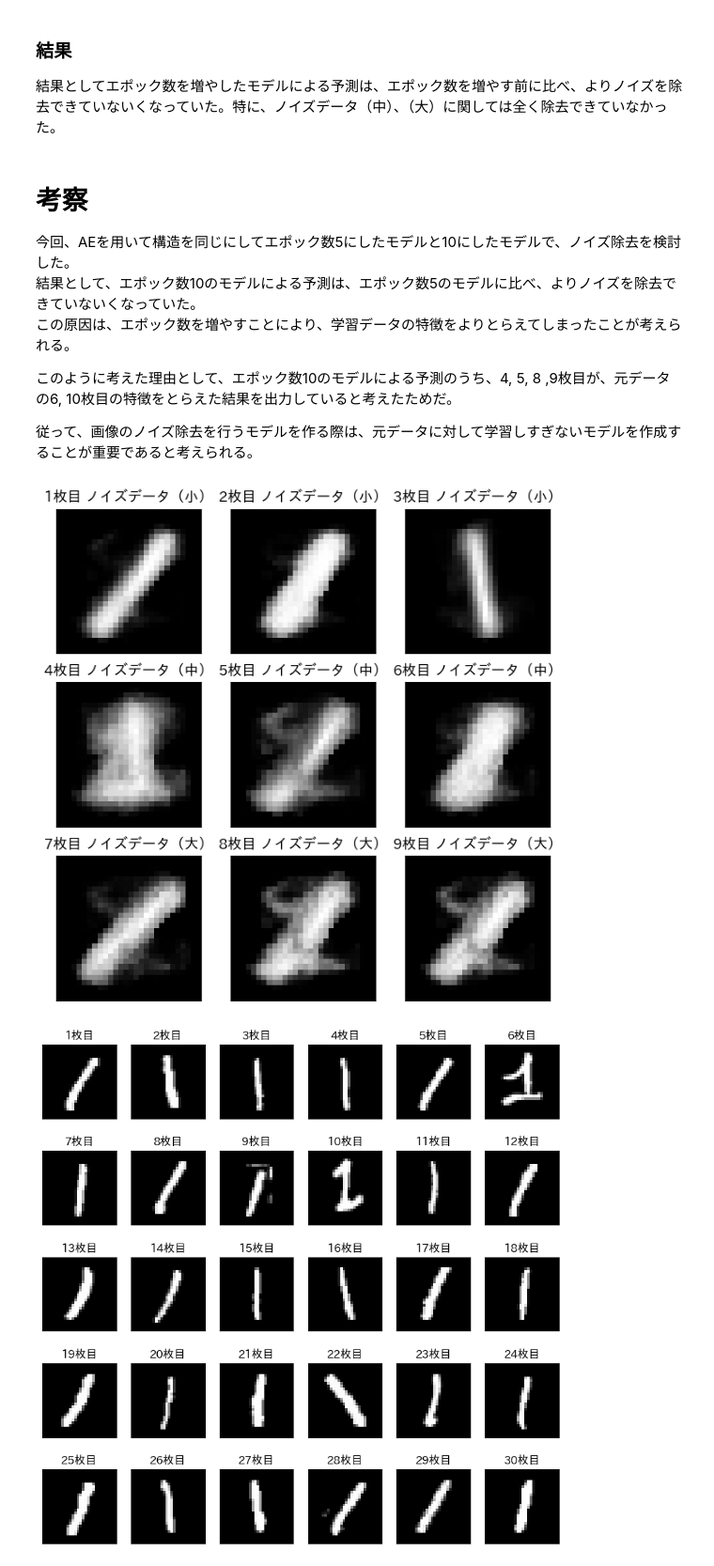
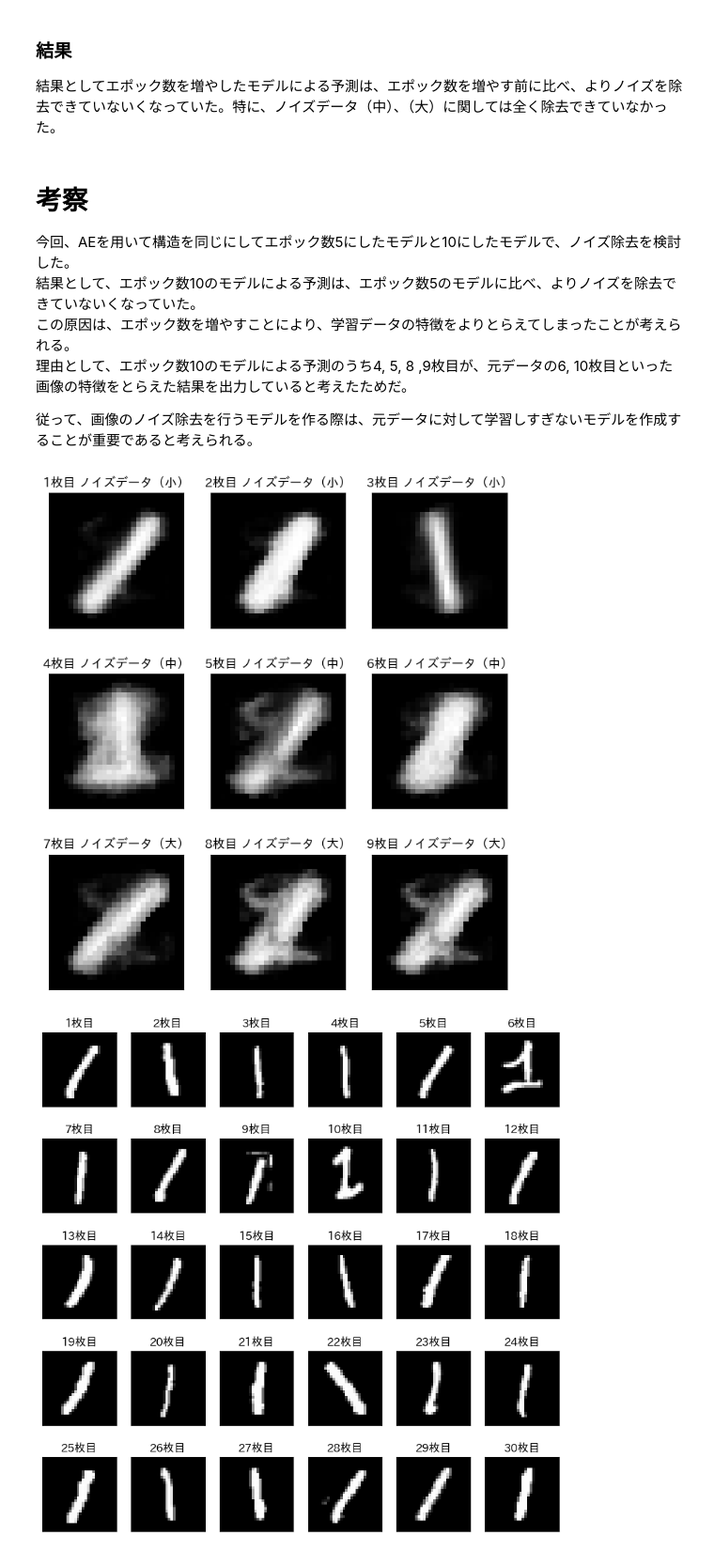
Before and after one commit to programingbigger/portfolios, a Jupyter notebook: AEを用いたノイズ除去.ipynb, the cells around one changed output. Shown at 94% size. Cells and saved outputs as stored; diff of their text form; code cells hidden in the pictures.

```diff
--- a/AEを用いたノイズ除去.ipynb
+++ b/AEを用いたノイズ除去.ipynb
@@ -408,8 +421,8 @@ for i, ax in enumerate(axes.ravel()):
 # %% [output]
 [figure]
 # %%
-# AEを通したデータ
-fig, axes = plt.subplots(3, 3, figsize=(7.5, 7.5), subplot_kw={"xticks": (), "yticks": ()})
+# AEの予測結果
+fig, axes = plt.subplots(3, 3, figsize=(8, 9), subplot_kw={"xticks": (), "yticks": ()})
 for i, ax in enumerate(axes.ravel()):
     image = pred_img[i].reshape(28, 28)
     ax.imshow(image, cmap="gray")
@@ -527,4 +540,16 @@ pred_img.shape
 (9, 784)
+# %%
+# 元画像
+fig, axes = plt.subplots(3, 3, figsize=(7.5, 7.5), subplot_kw={"xticks": (), "yticks": ()})
+for i, ax in enumerate(axes.ravel()):
+    image = images_array_original[i].reshape(28, 28)
+    ax.imshow(image, cmap="gray")
+    if (i == 0) | (i == 1) | (i == 2):
+        ax.set_title(f"{i+1}枚目")
+    elif (i == 3) | (i == 4) | (i == 5):
+        ax.set_title(f"{i+1}枚目")
+    elif (i == 6) | (i == 7) | (i == 8):
+        ax.set_title(f"{i+1}枚目")
 # %%
 # 元データ
 fig, axes = plt.subplots(3, 3, figsize=(7.5, 7.5), subplot_kw={"xticks": (), "yticks": ()})
@@ -540,10 +565,10 @@ for i, ax in enumerate(axes.ravel()):
 # %% [output]
 [figure]
 # %%
-# AEを通したデータ
+# AEへ入力した未知データ
 fig, axes = plt.subplots(3, 3, figsize=(7.5, 7.5), subplot_kw={"xticks": (), "yticks": ()})
 for i, ax in enumerate(axes.ravel()):
-    image = pred_img[i].reshape(28, 28)
+    image = images_array_add_noise[i].reshape(28, 28)
     ax.imshow(image, cmap="gray")
     if (i == 0) | (i == 1) | (i == 2):
         ax.set_title(f"{i+1}枚目 ノイズデータ（小）")
@@ -555,0 +581,12 @@ for i, ax in enumerate(axes.ravel()):
+# %%
+# AEの予測結果
+fig, axes = plt.subplots(3, 3, figsize=(8, 9), subplot_kw={"xticks": (), "yticks": ()})
+for i, ax in enumerate(axes.ravel()):
+    image = pred_img[i].reshape(28, 28)
+    ax.imshow(image, cmap="gray")
+    if (i == 0) | (i == 1) | (i == 2):
+        ax.set_title(f"{i+1}枚目 ノイズデータ（小）")
+    elif (i == 3) | (i == 4) | (i == 5):
+        ax.set_title(f"{i+1}枚目 ノイズデータ（中）")
+    elif (i == 6) | (i == 7) | (i == 8):
+        ax.set_title(f"{i+1}枚目 ノイズデータ（大）")
@@ -561,24 +600,23 @@ for i, ax in enumerate(axes.ravel()):
 今回、AEを用いて構造を同じにしてエポック数5にしたモデルと10にしたモデルで、ノイズ除去を検討した。
 結果として、エポック数10のモデルによる予測は、エポック数5のモデルに比べ、よりノイズを除去できていないくなっていた。
 この原因は、エポック数を増やすことにより、学習データの特徴をよりとらえてしまったことが考えられる。
-
-このように考えた理由として、エポック数10のモデルによる予測のうち、4, 5, 8 ,9枚目が、元データの6, 10枚目の特徴をとらえた結果を出力していると考えたためだ。
+理由として、エポック数10のモデルによる予測のうち4, 5, 8 ,9枚目が、元データの6, 10枚目といった画像の特徴をとらえた結果を出力していると考えたためだ。
 
 従って、画像のノイズ除去を行うモデルを作る際は、元データに対して学習しすぎないモデルを作成することが重要であると考えられる。
 # %%
 # AEを通したデータ
-fig, axes = plt.subplots(3, 3, figsize=(7.5, 7.5), subplot_kw={"xticks": (), "yticks": ()})
+fig, axes = plt.subplots(3, 3, figsize=(8, 9), subplot_kw={"xticks": (), "yticks": ()})
 for i, ax in enumerate(axes.ravel()):
     image = pred_img[i].reshape(28, 28)
     ax.imshow(image, cmap="gray")
     if (i == 0) | (i == 1) | (i == 2):
         ax.set_title(f"{i+1}枚目 ノイズデータ（小）")
     elif (i == 3) | (i == 4) | (i == 5):
         ax.set_title(f"{i+1}枚目 ノイズデータ（中）")
     elif (i == 6) | (i == 7) | (i == 8):
         ax.set_title(f"{i+1}枚目 ノイズデータ（大）")
 # %% [output]
-[figure, old version]
+[figure, new version]
 # %%
 # 元データ
 fig, axes = plt.subplots(5, 6, figsize=(10, 10),
```
Also changed, not shown: parts of 17 cells of this notebook.
